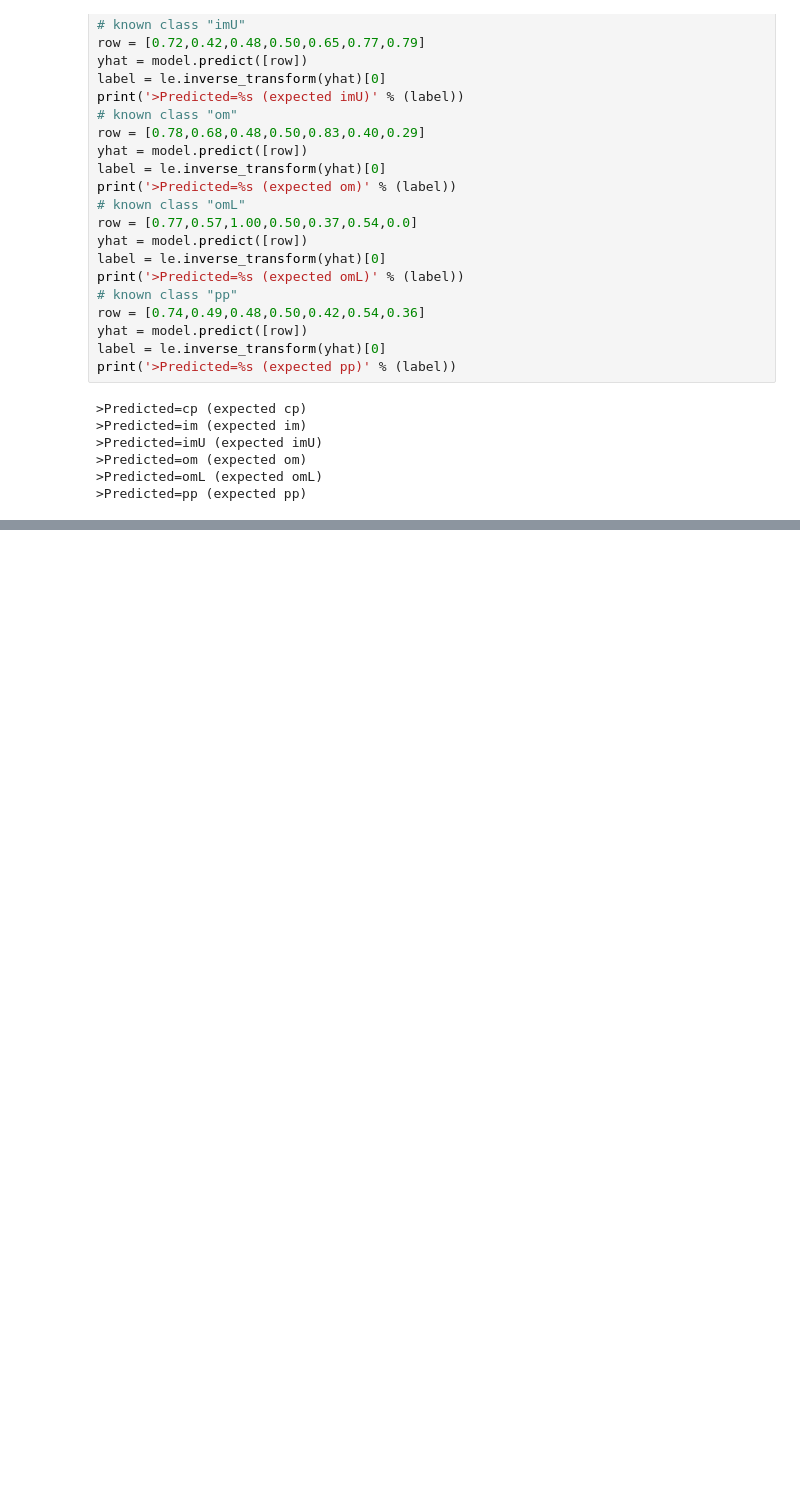
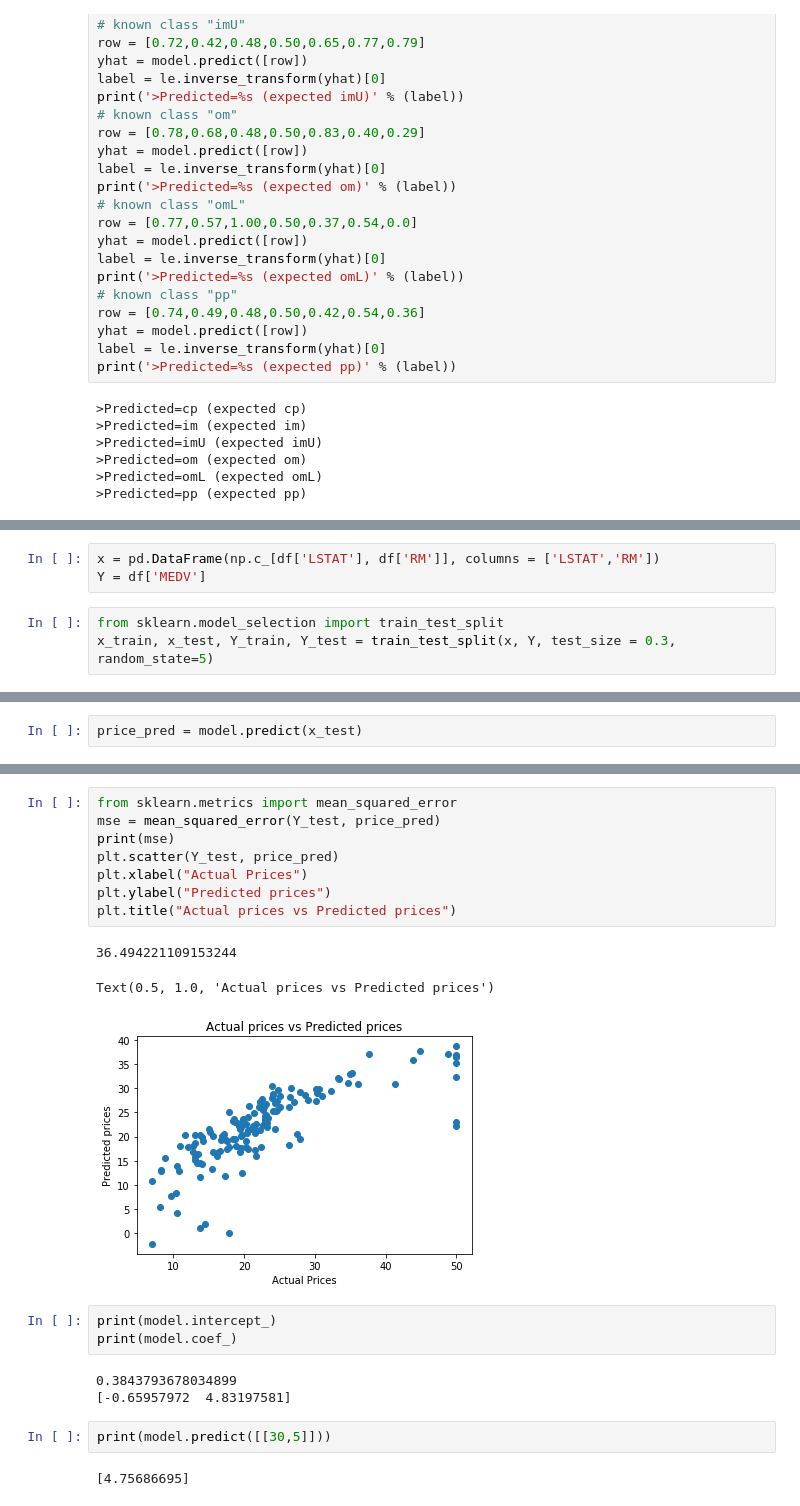
Before and after one commit to vanhungtran/My-work, a Jupyter notebook: Python for Machine Learning.ipynb, the cells around one changed output, grey strips where cells are left out. Saved outputs shown, nothing was run; the diff lists cells and outputs as text; blank space fills up the shorter version.

```diff
--- a/Python for Machine Learning.ipynb
+++ b/Python for Machine Learning.ipynb
@@ -1454,0 +1630,7 @@ print('>Predicted=%s (expected pp)' % (label))
+# %%
+x = pd.DataFrame(np.c_[df['LSTAT'], df['RM']], columns = ['LSTAT','RM'])
+Y = df['MEDV']
+# %%
+from sklearn.model_selection import train_test_split
+x_train, x_test, Y_train, Y_test = train_test_split(x, Y, test_size = 0.3,
+random_state=5)
@@ -1454,0 +1649,2 @@ print('>Predicted=%s (expected pp)' % (label))
+# %%
+price_pred = model.predict(x_test)
@@ -1454,0 +1656,22 @@ print('>Predicted=%s (expected pp)' % (label))
+# %%
+from sklearn.metrics import mean_squared_error
+mse = mean_squared_error(Y_test, price_pred)
+print(mse)
+plt.scatter(Y_test, price_pred)
+plt.xlabel("Actual Prices")
+plt.ylabel("Predicted prices")
+plt.title("Actual prices vs Predicted prices")
+# %% [output]
+36.494221109153244
+Text(0.5, 1.0, 'Actual prices vs Predicted prices')
+[figure, added]
+# %%
+print(model.intercept_)
+print(model.coef_)
+# %% [output]
+0.3843793678034899
+[-0.65957972  4.83197581]
+# %%
+print(model.predict([[30,5]]))
+# %% [output]
+[4.75686695]
```
Also changed, not shown: parts of 34 cells of this notebook.
